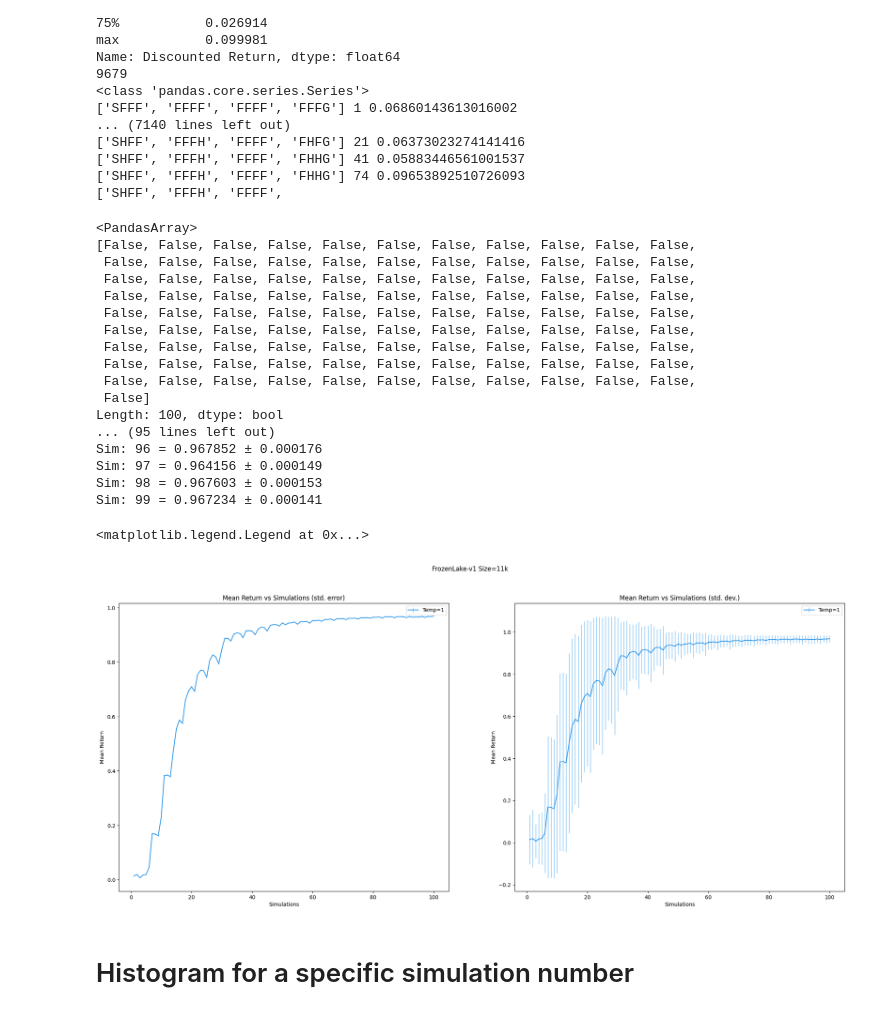
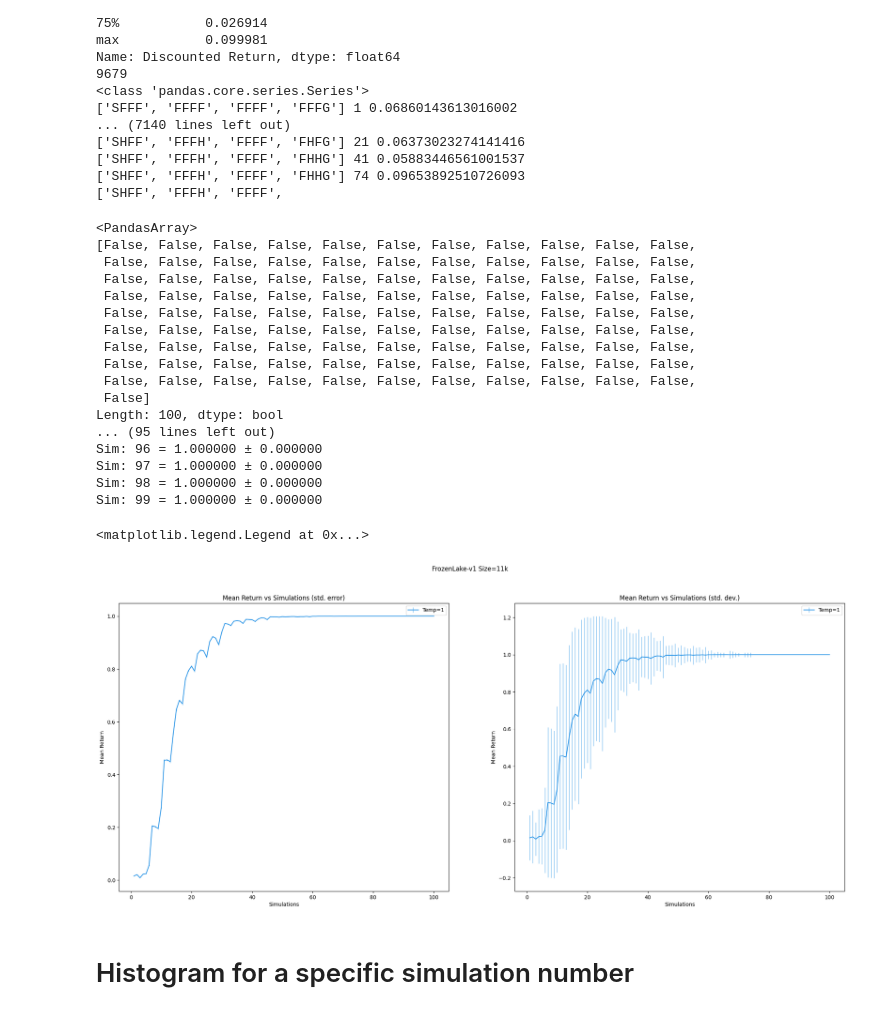
Before and after one commit to keremoner/MCTS-Time-Management, a Jupyter notebook: scripts/RunExperiments.ipynb, the cells around one changed output. Saved outputs shown, nothing was run; the diff lists cells and outputs as text; code cells hidden in the pictures.

```diff
--- a/scripts/RunExperiments.ipynb
+++ b/scripts/RunExperiments.ipynb
@@ -264,9 +277,9 @@ for dataset_name in dataset_names:
 
 dataset = dataset[dataset["Initial State"] == 0]
 group_simulation = dataset.groupby("Simulations")
-mean_returns = group_simulation["Discounted Return"].mean()
-std_returns = group_simulation["Discounted Return"].std()
-error_returns = std_returns / (group_simulation["Discounted Return"].count() ** 0.5)
+mean_returns = group_simulation["Return"].mean()
+std_returns = group_simulation["Return"].std()
+error_returns = std_returns / (group_simulation["Return"].count() ** 0.5)
 print((error_returns.array > 0.01))
 
 for i in range(1, len(error_returns.array)):
@@ -293,38 +306,38 @@ dataset_names = os.listdir(directory)
 dataset = pd.DataFrame()
 
 for dataset_name in dataset_names:
     dataset = dataset.append(pd.read_csv(directory + dataset_name), ignore_index=True)
 
 group_simulation = dataset.groupby("Simulations")
 mean_discounted_returns = group_simulation["Discounted Return"].mean()
 std_discounted_returns = group_simulation["Discounted Return"].std()
 error_discounted_returns = std_returns / (group_simulation["Discounted Return"].count() ** 0.5)
 
 #ax1.errorbar(list(group_simulation.indices.keys()),  mean_discounted_returns, yerr=error_discounted_returns.array, color="#e68327aa", ecolor="#e68327aa", elinewidth=1, label="Temp=%d" % dataset["Temperature"].iloc[0])
 #ax2.errorbar(list(group_simulation.indices.keys()),  mean_discounted_returns, yerr=std_discounted_returns.array, color="#e68327aa", ecolor="#e68327aa", elinewidth=1, label="Temp=%d" % dataset["Temperature"].iloc[0])
 
 ax1.legend()
 ax2.legend()
 # %% [output]
 <PandasArray>
 [False, False, False, False, False, False, False, False, False, False, False,
  False, False, False, False, False, False, False, False, False, False, False,
  False, False, False, False, False, False, False, False, False, False, False,
  False, False, False, False, False, False, False, False, False, False, False,
  False, False, False, False, False, False, False, False, False, False, False,
  False, False, False, False, False, False, False, False, False, False, False,
  False, False, False, False, False, False, False, False, False, False, False,
  False, False, False, False, False, False, False, False, False, False, False,
  False, False, False, False, False, False, False, False, False, False, False,
  False]
 Length: 100, dtype: bool
 ... (95 lines left out)
-Sim: 96 = 0.967852 ± 0.000176
-Sim: 97 = 0.964156 ± 0.000149
-Sim: 98 = 0.967603 ± 0.000153
-Sim: 99 = 0.967234 ± 0.000141
+Sim: 96 = 1.000000 ± 0.000000
+Sim: 97 = 1.000000 ± 0.000000
+Sim: 98 = 1.000000 ± 0.000000
+Sim: 99 = 1.000000 ± 0.000000
 <matplotlib.legend.Legend at 0x...>
-[figure, old version]
+[figure, new version]
 # %%
 directory = "../datasets/1000_s1-100_t1_Cartpole/"
 dataset_names = os.listdir(directory)
```
Also changed, not shown: parts of 4 cells of this notebook, 17 other files.
